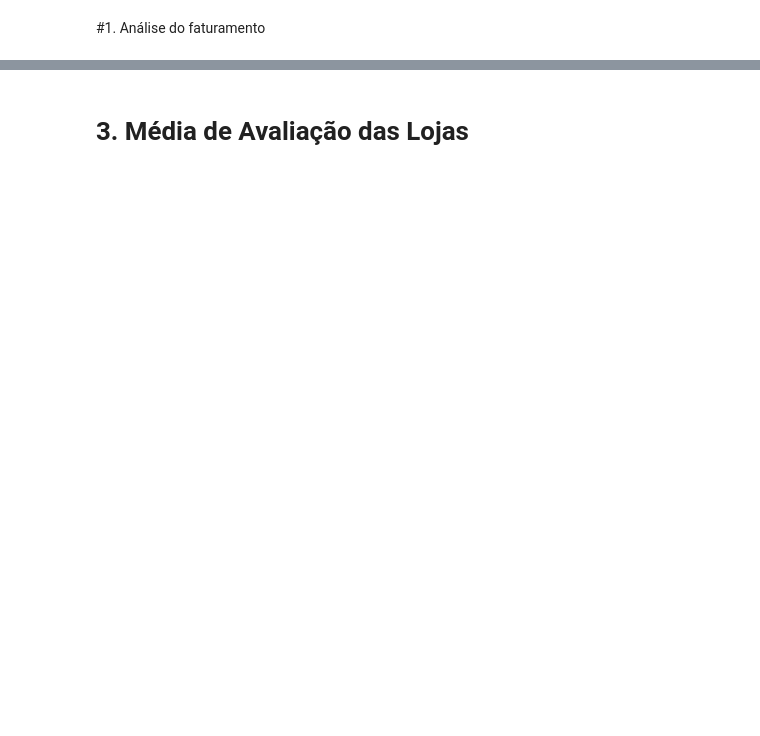
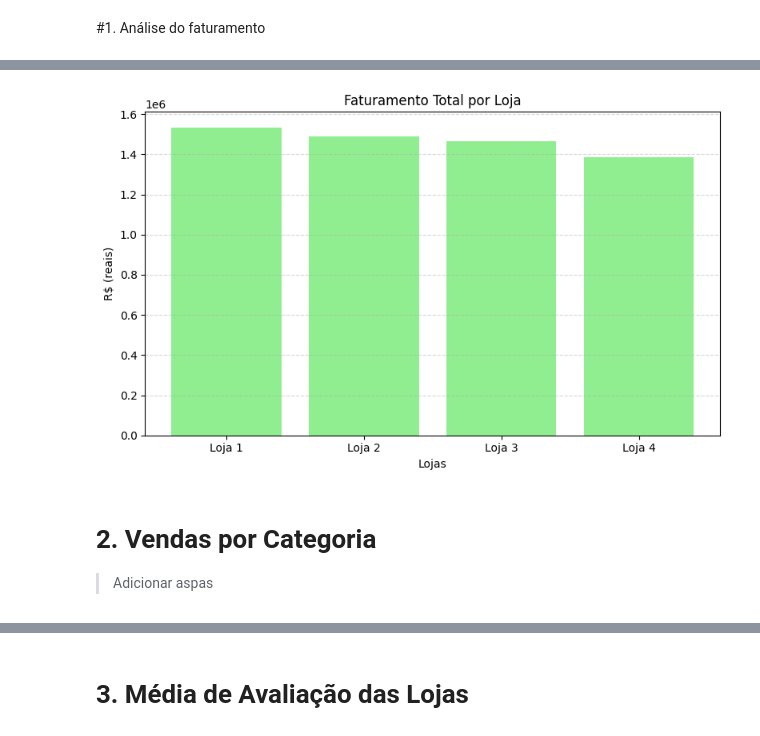
Before and after one commit to Mega-737/Amigo-Secreto-Challenge-, a Jupyter notebook: AluraStoreBr.ipynb, the cells around one changed output, grey strips where cells are left out. Drawn from its saved outputs; the diff is of its cells as text; code cells hidden in the pictures; blank space fills up the shorter version.

```diff
--- a/AluraStoreBr.ipynb
+++ b/AluraStoreBr.ipynb
@@ -40,14 +40,17 @@ loja_2 = pd.read_csv(url_base + "loja_2.csv")
 loja_3 = pd.read_csv(url_base + "loja_3.csv")
 loja_4 = pd.read_csv(url_base + "loja_4.csv")
 # %%
-# Calculando o faturamento total de cada loja
-faturamentos = {
-    'Loja 1': loja_1['Preço'].sum(),
-    'Loja 2': loja_2['Preço'].sum(),
-    'Loja 3': loja_3['Preço'].sum(),
-    'Loja 4': loja_4['Preço'].sum()
-}
+# Lista com os DataFrames e nomes
+lojas = [loja_1, loja_2, loja_3, loja_4]
+nomes = ['Loja 1', 'Loja 2', 'Loja 3', 'Loja 4']
 
-df_faturamento = pd.DataFrame(list(faturamentos.items()), columns=['Loja', 'Faturamento'])
-# Formatando o faturamento como moeda brasileira (R$)
-df_faturamento['Faturamento (R$)'] = df_faturamento['Faturamento'].apply(lambda x: f"R$ {x:,.2f}".replace(",", "X").replace(".", ",").replace("X", "."))
+# Criando o DataFrame com faturamento e valor formatado
+df_faturamento = pd.DataFrame({
+    'Loja': nomes,
+    'Faturamento': [df['Preço'].sum() for df in lojas]
+})
+
+# Formatando como moeda R$
+df_faturamento['Faturamento (R$)'] = df_faturamento['Faturamento'].apply(
+    lambda x: f"R$ {x:,.2f}".replace(",", "X").replace(".", ",").replace("X", ".")
+)
@@ -68,0 +66,16 @@ df_faturamento
+# %%
+# Visualizando com gráfico de barras
+plt.figure(figsize=(8, 5))
+plt.bar(df_faturamento['Loja'], df_faturamento['Faturamento'], color='lightgreen')
+plt.title('Faturamento Total por Loja')
+plt.ylabel('R$ (reais)')
+plt.xlabel('Lojas')
+plt.grid(axis='y', linestyle='--', alpha=0.5)
+plt.tight_layout()
+plt.show()
+# %% [output]
+[figure, added]
+# %% [markdown]
+# 2. Vendas por Categoria
+
+> Adicionar aspas
```
Also changed, not shown: parts of 14 cells of this notebook.
